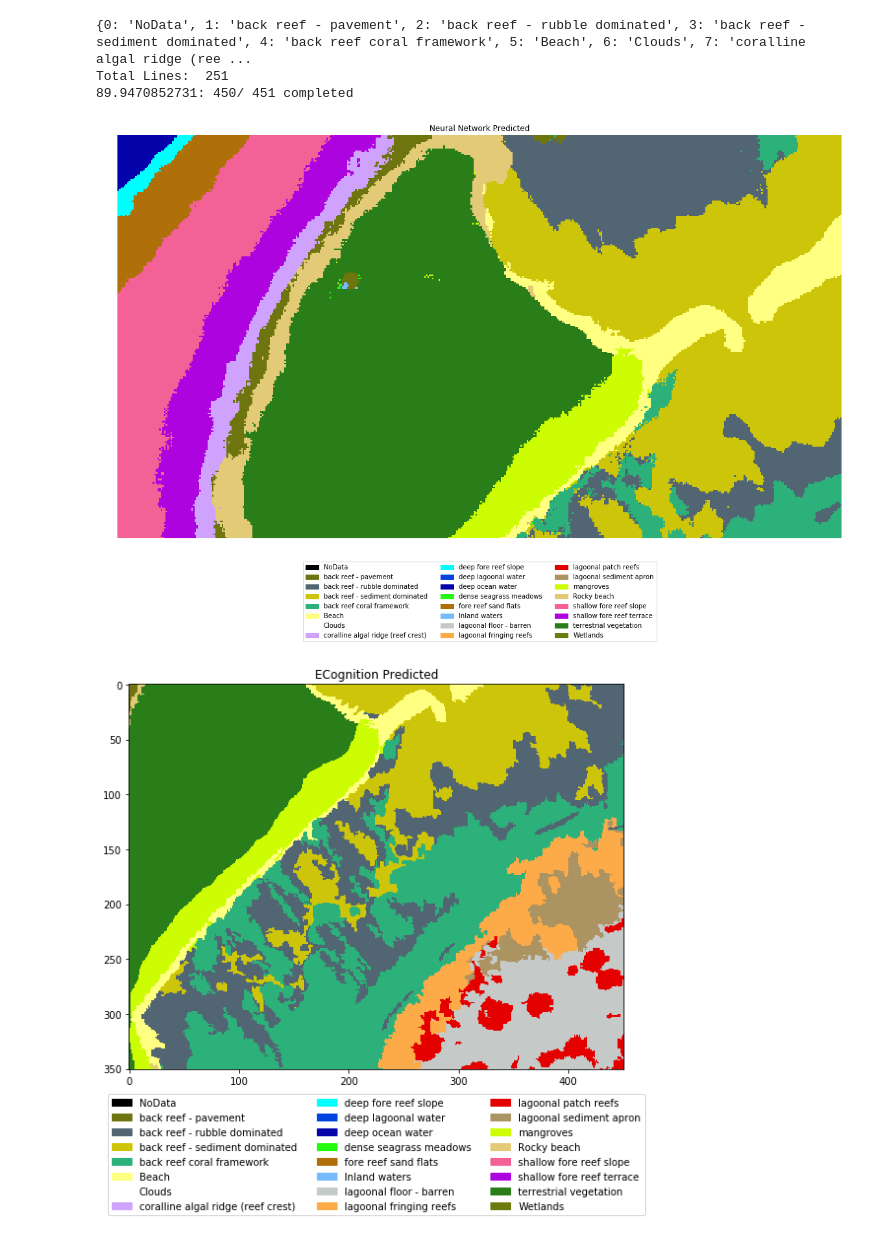
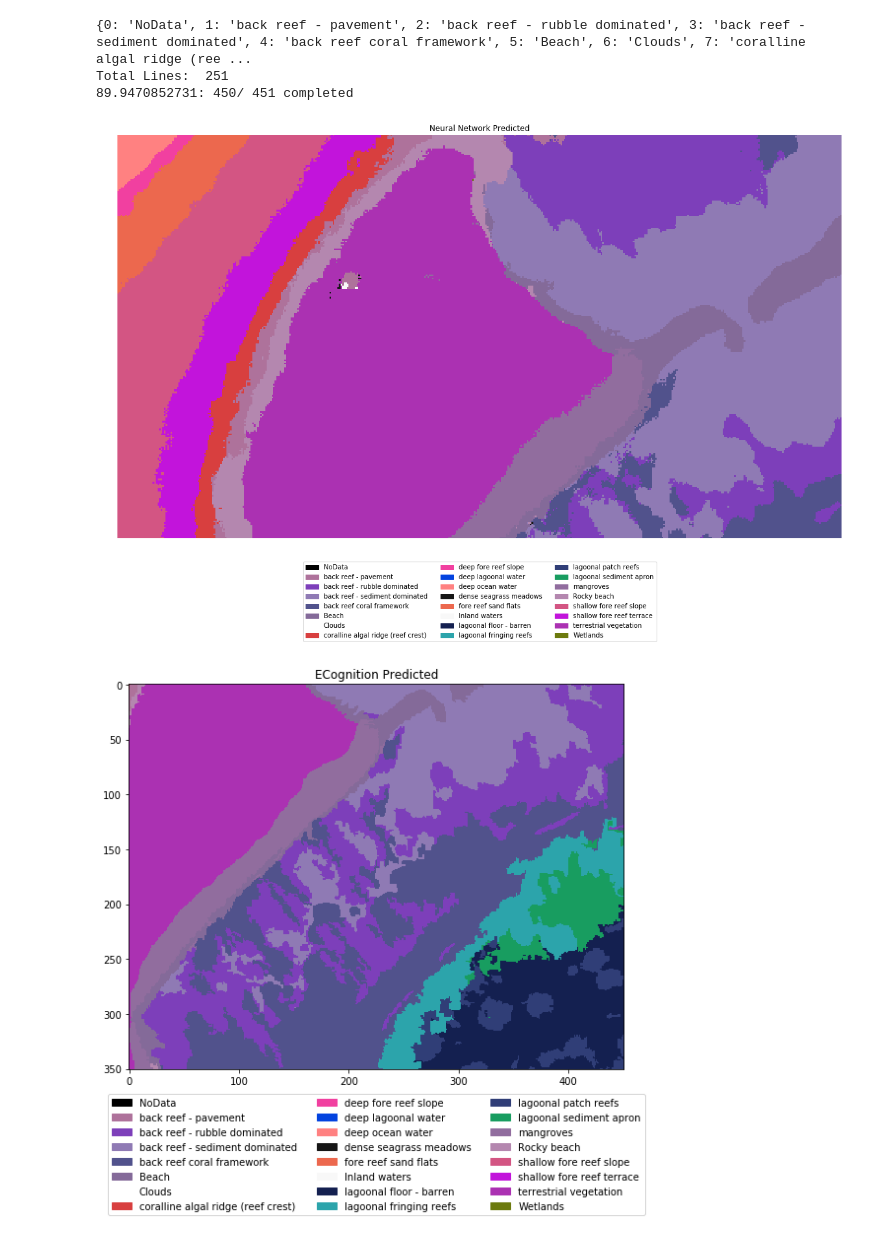
Before and after one commit to NASA-NeMO-Net/NeMO-Net, a Jupyter notebook: CNN/Keras_AlexNetHyperOpt_FullVisualization.ipynb, the cells around one changed output. Saved outputs shown, nothing was run; the diff lists cells and outputs as text; code cells hidden in the pictures.

Commit message:
Visualization Update

```diff
--- a/CNN/Keras_AlexNetHyperOpt_FullVisualization.ipynb
+++ b/CNN/Keras_AlexNetHyperOpt_FullVisualization.ipynb
@@ -171,11 +171,11 @@ Total Lines:  251
 # terrestrial vegetation: xkcd:green
 # Wetlands: xkcd:murky green
 class_indices_rev[17] = 'lagoonal sediment apron' # manual relabeling (original label is too long)
-cmap = colors.ListedColormap(['xkcd:black', 'xkcd:olive', 'xkcd:slate', 'xkcd:dirty yellow', 'xkcd:bluey green',
-                             'xkcd:butter', 'xkcd:white', 'xkcd:lilac', 'xkcd:cyan', 'xkcd:blue', 'xkcd:royal blue',
-                             'xkcd:electric green', 'xkcd:caramel', 'xkcd:sky blue', 'xkcd:silver', 'xkcd:light orange',
-                             'xkcd:red', 'xkcd:dark beige', 'xkcd:greenish yellow', 'xkcd:sand',
-                             'xkcd:medium pink', 'xkcd:vibrant purple', 'xkcd:tree green', 'xkcd:murky green'])
+cmap = colors.ListedColormap(['xkcd:black', '#ae729b', '#7d3fba', '#8f7ab4', '#51528c',
+                             '#846a99', 'xkcd:white', '#d83f3f', '#f140a0', 'xkcd:blue', '#ff8181',
+                             '#161616', '#ec684e', '#f8f8f8', '#142050', '#2ca4ab',
+                             '#303e77', '#189d60', '#916d9e', '#b487af',
+                             '#d35583', '#c214db', '#ab31b2', 'xkcd:murky green'])
 bounds = [i-0.5 for i in range(25)]
 norm = colors.BoundaryNorm([b+0.5 for b in bounds], cmap.N)
 
@@ -183,35 +183,35 @@ fig = plt.figure(2,figsize=(20,20))
 ax = plt.subplot(111)
 ax.imshow(whole_predict, interpolation='nearest', cmap=cmap, norm=norm)
 box = ax.get_position()
 ax.set_position([box.x0, box.y0 + box.height * 0.2,
                  box.width, box.height])
 ax.legend([mpatches.Patch(color=cmap(i)) for i in range(24)],
            ['{}'.format(class_indices_rev[i]) for i in range(len(class_indices_rev))],
           loc='upper center', bbox_to_anchor=(0.5,-0.05), ncol=3)
 ax.set_axis_off()
 ax.set_title('Neural Network Predicted')
 fig.savefig('Hyperopt_Visualize.png', bbox_inches='tight')
 
 
 fig = plt.figure(3,figsize=(9,9))
 ax = plt.subplot(111)
 ax.imshow(Testtruth, interpolation='nearest', cmap=cmap, norm=norm)
 box = ax.get_position()
 ax.set_position([box.x0, box.y0 + box.height * 0.2,
                  box.width, box.height])
 ax.legend([mpatches.Patch(color=cmap(i)) for i in range(24)],
            ['{}'.format(class_indices_rev[i]) for i in range(len(class_indices_rev))],
           loc='upper center', bbox_to_anchor=(0.5,-0.05), ncol=3)
 ax.set_title('ECognition Predicted')
 plt.show()
 
 plt.figure(4)
 plt.imshow(Perostest_RGB)
 plt.title('RGB Image')
 plt.show()
 # %% [output]
-[figure, old version]
+[figure, new version]
-[figure, old version]
+[figure, new version]
 [figure]
 # %%
 outfile = './output/weights_NeMO_AlexNet_hyperas1.npy'
```
Also changed, not shown: parts of 1 cell of this notebook, 1 other file.
